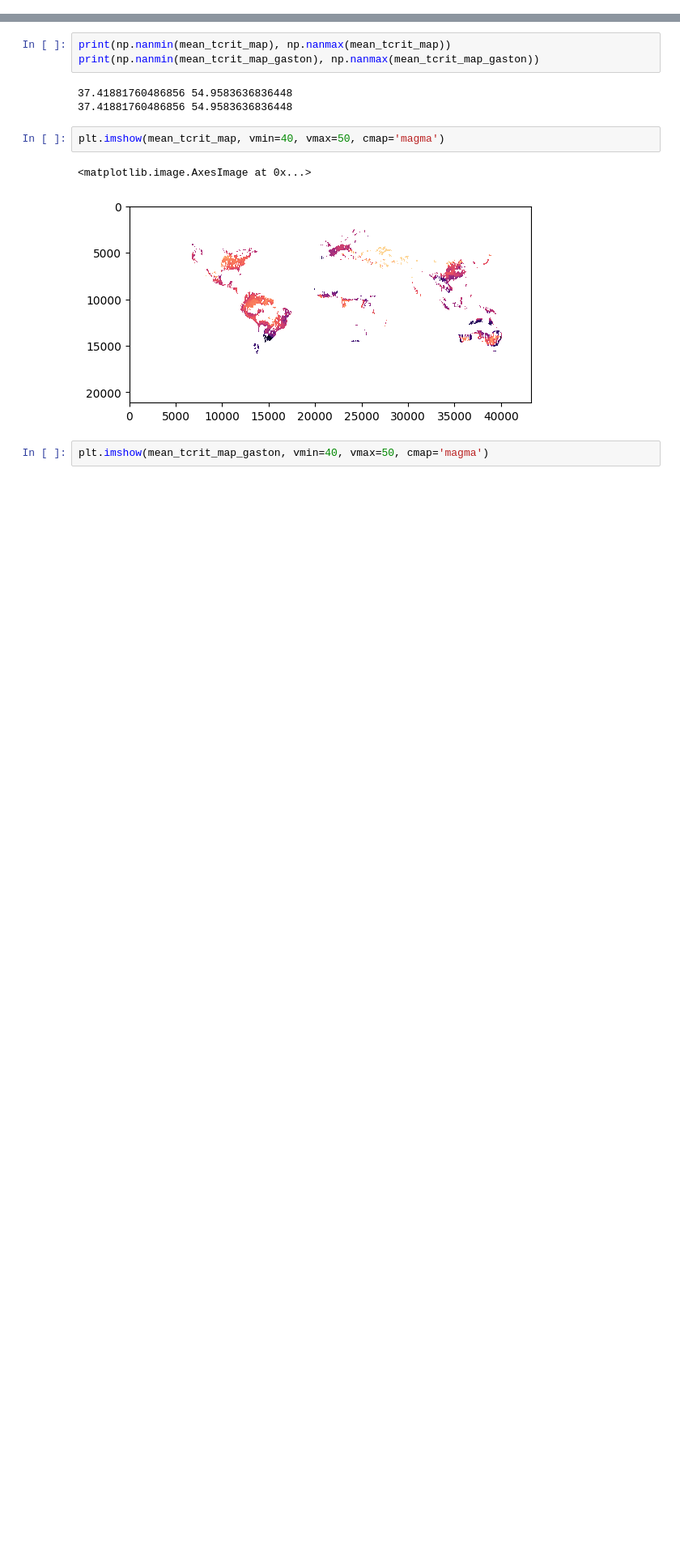
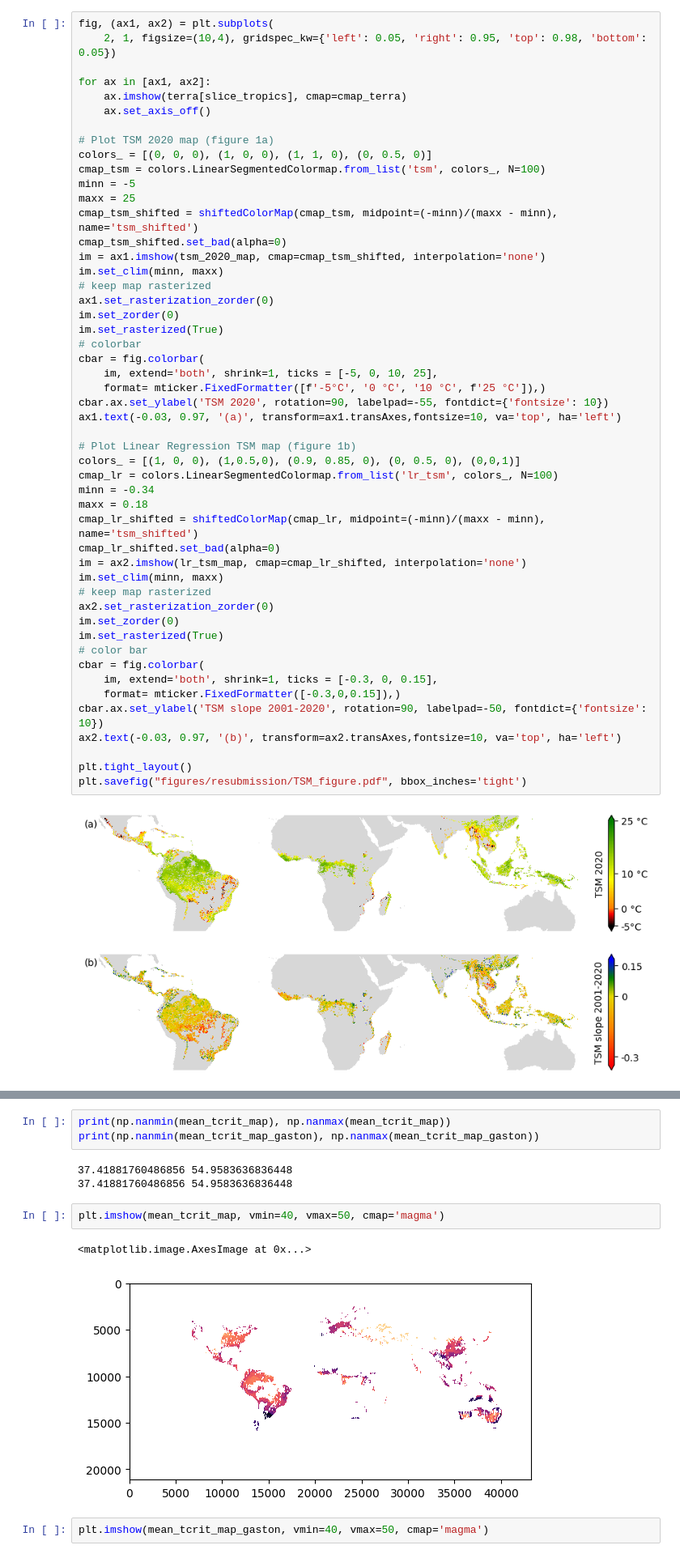
Before and after one commit to gaslen/Tcrit_tropical, a Jupyter notebook: figures.ipynb, the cells around one changed output, grey strips where cells are left out. Shown at 81% size. Cells and saved outputs as stored; diff of their text form; blank space fills up the shorter version.

```diff
--- a/figures.ipynb
+++ b/figures.ipynb
@@ -136 +103,53 @@ KeyboardInterrupt:
+# %%
+fig, (ax1, ax2) = plt.subplots(
+    2, 1, figsize=(10,4), gridspec_kw={'left': 0.05, 'right': 0.95, 'top': 0.98, 'bottom': 0.05})
+
+for ax in [ax1, ax2]:
+    ax.imshow(terra[slice_tropics], cmap=cmap_terra)
+    ax.set_axis_off()
+
+# Plot TSM 2020 map (figure 1a)
+colors_ = [(0, 0, 0), (1, 0, 0), (1, 1, 0), (0, 0.5, 0)]
+cmap_tsm = colors.LinearSegmentedColormap.from_list('tsm', colors_, N=100)
+minn = -5
+maxx = 25
+cmap_tsm_shifted = shiftedColorMap(cmap_tsm, midpoint=(-minn)/(maxx - minn), name='tsm_shifted')
+cmap_tsm_shifted.set_bad(alpha=0)
+im = ax1.imshow(tsm_2020_map, cmap=cmap_tsm_shifted, interpolation='none')
+im.set_clim(minn, maxx)
+# keep map rasterized
+ax1.set_rasterization_zorder(0)
+im.set_zorder(0)
+im.set_rasterized(True)
+# colorbar
+cbar = fig.colorbar(
+    im, extend='both', shrink=1, ticks = [-5, 0, 10, 25],
+    format= mticker.FixedFormatter([f'-5°C', '0 °C', '10 °C', f'25 °C']),)
+cbar.ax.set_ylabel('TSM 2020', rotation=90, labelpad=-55, fontdict={'fontsize': 10})
+ax1.text(-0.03, 0.97, '(a)', transform=ax1.transAxes,fontsize=10, va='top', ha='left')
+
+# Plot Linear Regression TSM map (figure 1b)
+colors_ = [(1, 0, 0), (1,0.5,0), (0.9, 0.85, 0), (0, 0.5, 0), (0,0,1)]
+cmap_lr = colors.LinearSegmentedColormap.from_list('lr_tsm', colors_, N=100)
+minn = -0.34
+maxx = 0.18
+cmap_lr_shifted = shiftedColorMap(cmap_lr, midpoint=(-minn)/(maxx - minn), name='tsm_shifted')
+cmap_lr_shifted.set_bad(alpha=0)
+im = ax2.imshow(lr_tsm_map, cmap=cmap_lr_shifted, interpolation='none')
+im.set_clim(minn, maxx)
+# keep map rasterized
+ax2.set_rasterization_zorder(0)
+im.set_zorder(0)
+im.set_rasterized(True)
+# color bar
+cbar = fig.colorbar(
+    im, extend='both', shrink=1, ticks = [-0.3, 0, 0.15],
+    format= mticker.FixedFormatter([-0.3,0,0.15]),)
+cbar.ax.set_ylabel('TSM slope 2001-2020', rotation=90, labelpad=-50, fontdict={'fontsize': 10})
+ax2.text(-0.03, 0.97, '(b)', transform=ax2.transAxes,fontsize=10, va='top', ha='left')
+
+plt.tight_layout()
+plt.savefig("figures/resubmission/TSM_figure.pdf", bbox_inches='tight')
+# %% [output]
+[figure, added]
 # %%
```
Also changed, not shown: parts of 18 cells of this notebook, 3 other files.
